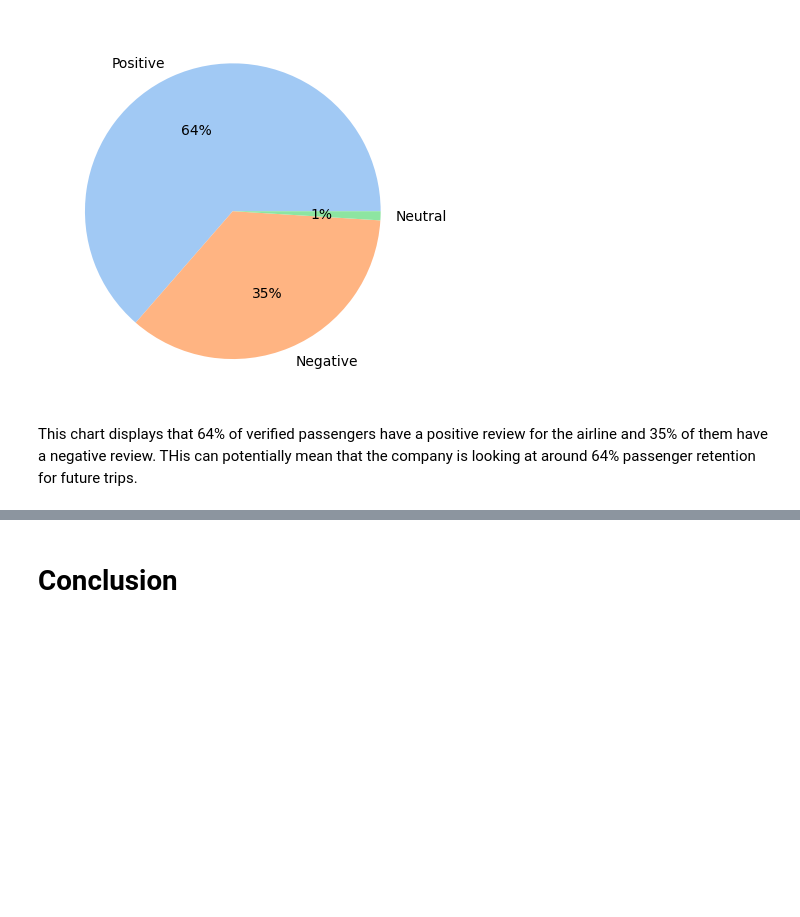
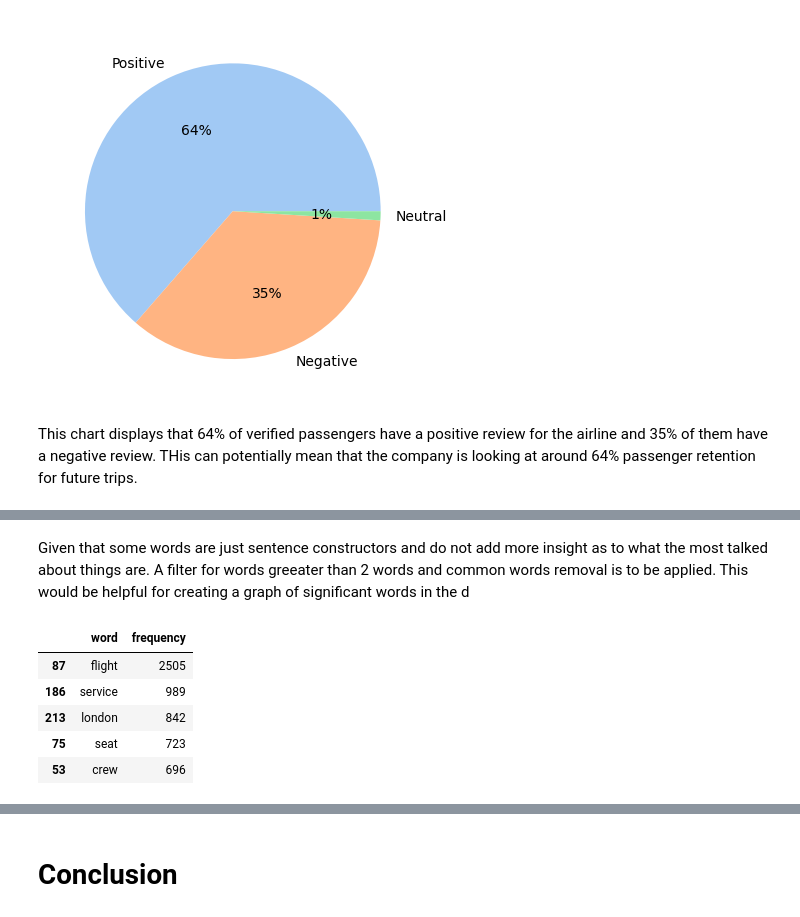
Before and after one commit to Ntsikelelo-N/Flight-reviews-analysis, a Jupyter notebook: src/BA_reviews.ipynb, the cells around one changed output, grey strips where cells are left out. Drawn from its saved outputs; the diff is of its cells as text; code cells hidden in the pictures; blank space fills up the shorter version.

```diff
--- a/src/BA_reviews.ipynb
+++ b/src/BA_reviews.ipynb
@@ -168,0 +194,13 @@ This chart displays that 64% of verified passengers have a positive review for t
+# %% [markdown]
+Given that some words are just sentence constructors and do not add more insight as to what the most talked about things are. A filter for words greeater than 2 words and common words removal is to be applied. This would be helpful for creating a graph of significant words in the d
+# %%
+words=['the','and','was','for','with','that','not','were','they','but','this','had','have','from','very','you','there','are','our','all','one','which','their','get','after','when','out']
+significant_words=word_frequency_df[(word_frequency_df['word'].str.len()>2) & (~word_frequency_df["word"].isin(words)) ]
+significant_words.head()
+# %% [output]
+|  | word | frequency |
+| 87 | flight | 2505 |
+| 186 | service | 989 |
+| 213 | london | 842 |
+| 75 | seat | 723 |
+| 53 | crew | 696 |
```
Also changed, not shown: parts of 9 cells of this notebook.
